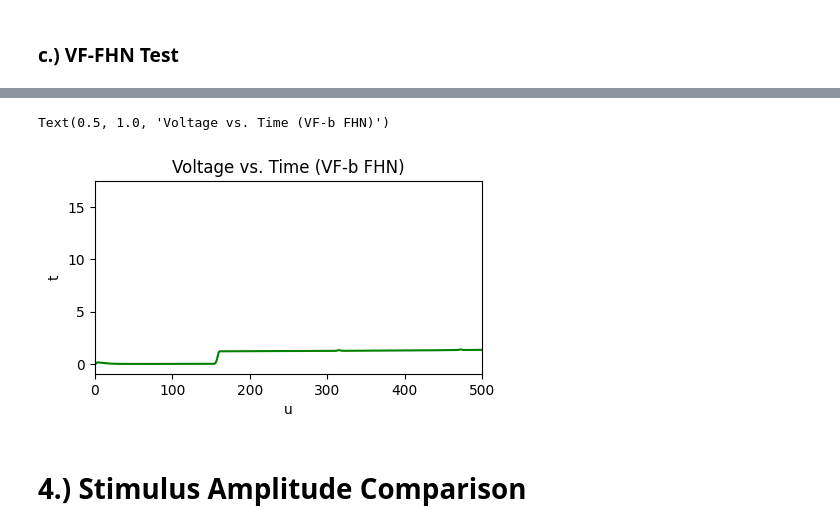
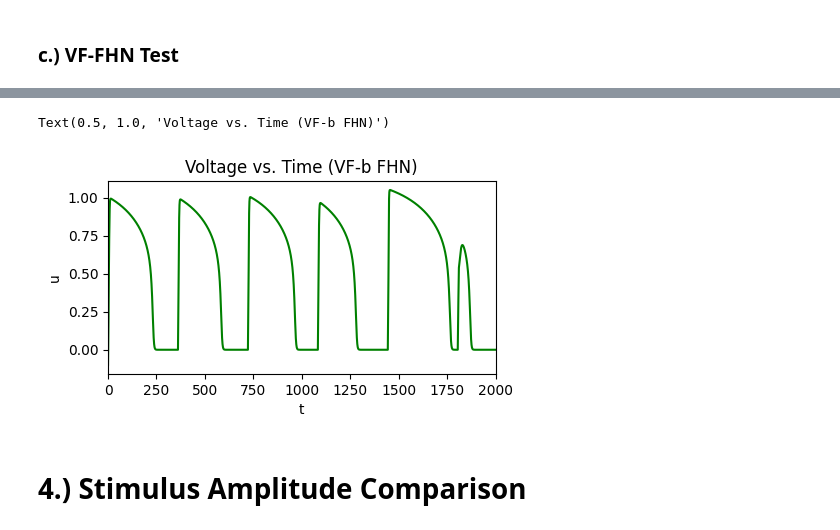
Before and after one commit to cswelch/SINDy-for-Cardiac-Electrophysiology, a Jupyter notebook: SINDy_non-autonomous_test.ipynb, the cells around one changed output, grey strips where cells are left out. Drawn from its saved outputs; the diff is of its cells as text; code cells hidden in the pictures.

Commit message:
Switched to better stimulus magnitude (0.16 --> 0.12) and changed period / other parameters to fix VF-FHN non-autonomous ID test.

```diff
--- a/SINDy_non-autonomous_test.ipynb
+++ b/SINDy_non-autonomous_test.ipynb
@@ -23,14 +23,14 @@ import pysindy as ps
 # Params:
 #   t (1d array): Time input vector
 #   mag (float): The magnitude of the stimulus
-def smooth_non_aut_old(t, mag=0.5):
+def smooth_non_aut_old(t, mag=0.12):
     return 2. * mag / (1. + np.exp((25*np.sin(0.02*t))**2))
 
 # A differentiable non-autonomous term truncated from the Taylor series of the above term.
 # Params:
 #   t (1d array): Time input vector
 #   mag (float): The magnitude of the stimulus
-def smooth_non_aut(t, mag=0.5):
+def smooth_non_aut(t, mag=0.12):
     return 2. * mag / (2. + (200.*np.sin(0.02*t))**4)
 
 # Logical step function non-autonomous term.
@@ -39,7 +39,7 @@ def smooth_non_aut(t, mag=0.5):
 #   period (float): The period of the stimulus
 #   dur (float): The time duration of the stimulus
 #   mag (float): The magnitude of the stimulus
-def logical_non_aut(t, period=155.0, dur=5.0, mag=0.5):
+def logical_non_aut(t, period=155.0, dur=5.0, mag=0.12):
     stimulus = mag * (np.mod(t, period) <= dur)
     return stimulus
 # %%
@@ -81,8 +81,8 @@ x_0_vf_b = np.array([0,0])
 # %%
 # Compare how different stimulus periods affect the FHN VF-b waveforms.
 for i in range(0,20):
-    cur_period = 360. + i
-    non_aut_func = functools.partial(logical_non_aut, period=cur_period, dur=5.0, mag=0.5)
+    cur_period = 350. + i
+    non_aut_func = functools.partial(logical_non_aut, period=cur_period, dur=5.0, mag=0.12)
     cur_states_fhn = odeint(fhn_vf_b, x_0_vf_b, t_vf_b, args=(non_aut_func,), hmax=0.1)
 
     cur_df_states_fhn = pd.DataFrame(cur_states_fhn, columns=['u','v'])
@@ -522,8 +539,12 @@ Text(0.5, 1.0, 'Voltage vs. Time (FHN-c)')
 # %% [markdown]
 ### c.) VF-FHN Test
 # %%
+def func_log_vf(t):
+    return logical_non_aut(t, period=361.0, dur=5.0, mag=0.12)
+funcs_vf = [func_log_vf]
+
 # Test fit with same data and fitting non-autonomous terms.
-for func in funcs:
+for func in funcs_vf:
     print(f"Fitting with function: {func.__name__}")
     cur_gen_library_c = GenLibraryFit(func, func, fhn_variant="vf")
     cur_gen_library_c.fit()
@@ -549,15 +557,15 @@ Fitting with function: func_smooth_old
 # %%
-# TODO VF-b data looks wrong.
+# TODO VF-b has parameters slightly off based on t~1750
 # Make sure voltage plots look correct.
 plt.figure(figsize=(5, 2.5))
 plt.plot(cur_gen_library_c.states_fhn_td[:, 2], cur_gen_library_c.states_fhn_td[:, 0], label='u vs. t', color='green')
-plt.xlim(0, 500)
-plt.xlabel('u')
-plt.ylabel('t')
+plt.xlim(0, 2000)
+plt.xlabel('t')
+plt.ylabel('u')
 plt.title('Voltage vs. Time (VF-b FHN)')
 # %% [output]
 Text(0.5, 1.0, 'Voltage vs. Time (VF-b FHN)')
-[figure, old version]
+[figure, new version]
 # %% [markdown]
 # 4.) Stimulus Amplitude Comparison
 # %%
```
Also changed, not shown: parts of 20 cells of this notebook.
